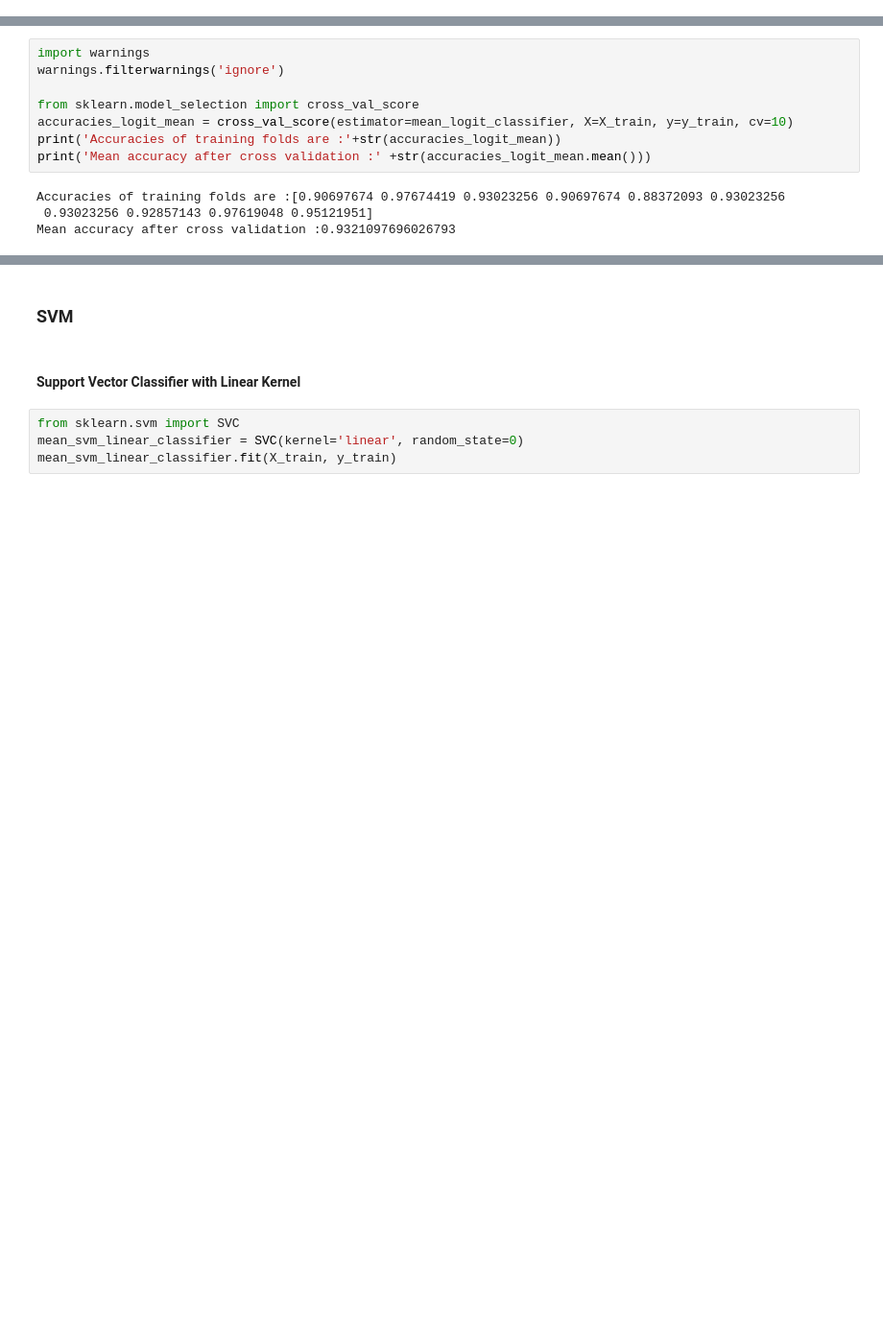
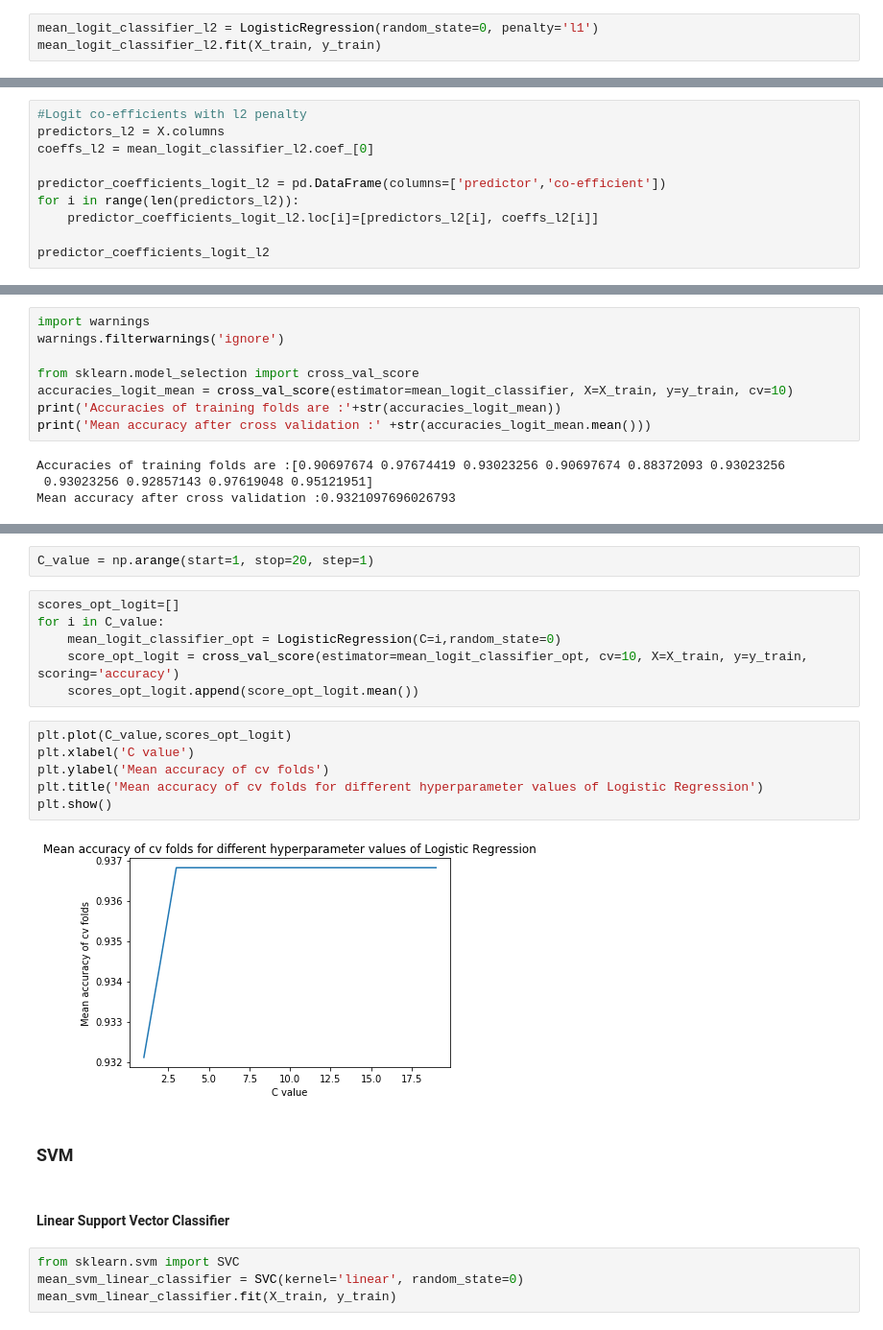
Before and after one commit to sarosam22/Machine-Learning-Python, a Jupyter notebook: Breast Cancer Wisonsin/breast-cancer-wisconsin.ipynb, the cells around one changed output, grey strips where cells are left out. Shown at 96% size. Saved outputs shown, nothing was run; the diff lists cells and outputs as text; blank space fills up the shorter version.

```diff
--- a/Breast Cancer Wisonsin/breast-cancer-wisconsin.ipynb
+++ b/Breast Cancer Wisonsin/breast-cancer-wisconsin.ipynb
@@ -134,0 +162,3 @@ predictor_coefficients_logit
+# %%
+mean_logit_classifier_l2 = LogisticRegression(random_state=0, penalty='l1')
+mean_logit_classifier_l2.fit(X_train, y_train)
@@ -134,0 +170,10 @@ predictor_coefficients_logit
+# %%
+#Logit co-efficients with l2 penalty
+predictors_l2 = X.columns
+coeffs_l2 = mean_logit_classifier_l2.coef_[0]
+
+predictor_coefficients_logit_l2 = pd.DataFrame(columns=['predictor','co-efficient'])
+for i in range(len(predictors_l2)):
+    predictor_coefficients_logit_l2.loc[i]=[predictors_l2[i], coeffs_l2[i]]
+
+predictor_coefficients_logit_l2
@@ -185,7 +266,23 @@ Mean accuracy after cross validation :0.9321097696026793
+# %%
+C_value = np.arange(start=1, stop=20, step=1)
+# %%
+scores_opt_logit=[]
+for i in C_value:
+    mean_logit_classifier_opt = LogisticRegression(C=i,random_state=0)
+    score_opt_logit = cross_val_score(estimator=mean_logit_classifier_opt, cv=10, X=X_train, y=y_train, scoring='accuracy')
+    scores_opt_logit.append(score_opt_logit.mean())
+# %%
+plt.plot(C_value,scores_opt_logit)
+plt.xlabel('C value')
+plt.ylabel('Mean accuracy of cv folds')
+plt.title('Mean accuracy of cv folds for different hyperparameter values of Logistic Regression')
+plt.show()
+# %% [output]
+[figure, added]
 # %% [markdown]
 <h3>SVM</h3>
 # %% [markdown]
-<h4>Support Vector Classifier with Linear Kernel</h4>
+<h4>Linear Support Vector Classifier</h4>
 # %%
 from sklearn.svm import SVC
 mean_svm_linear_classifier = SVC(kernel='linear', random_state=0)
```
Also changed, not shown: parts of 39 cells of this notebook, 1 other file.
